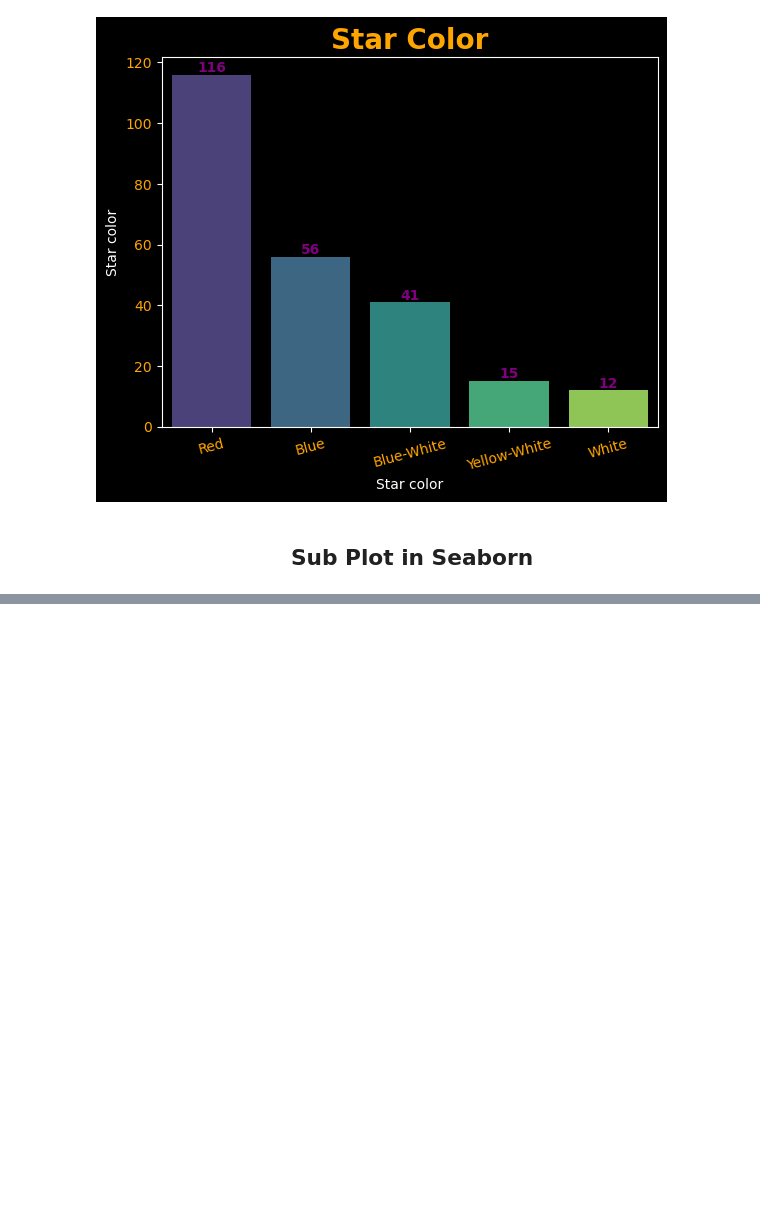
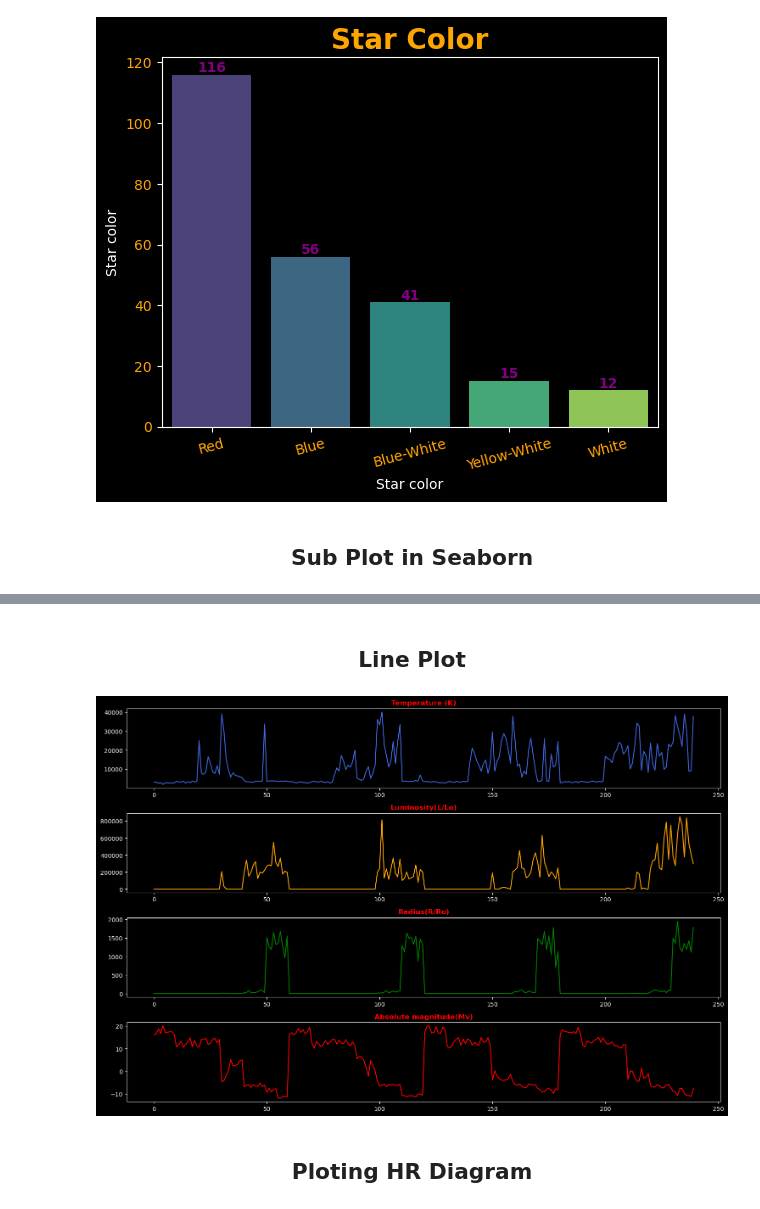
Before and after one commit to waseemofficial/Astronomical-Data-Analysis, a Jupyter notebook: Data_visualization.ipynb, the cells around one changed output, grey strips where cells are left out. Cells and saved outputs as stored; diff of their text form; code cells hidden in the pictures; blank space fills up the shorter version.

```diff
--- a/Data_visualization.ipynb
+++ b/Data_visualization.ipynb
@@ -106,0 +121,17 @@ plt.show()
+# %% [markdown]
+##  <center> Line Plot
+# %%
+colors=["royalblue","orange","green","red"]
+plt.figure(figsize=(15,10),)
+for i in range(4):
+    plt.subplot(4,1,i+1)
+    plt.plot(aus_df.iloc[:,i],color=colors[i])
+    plt.title(aus_df.columns[i],color="red",weight="bold")
+
+plt.tight_layout()
+plt.savefig(base_der+"line_plot.png")
+plt.show()
+# %% [output]
+[figure, added]
+# %% [markdown]
+## <center> Ploting HR Diagram
```
Also changed, not shown: parts of 6 cells of this notebook, 2 other files.
